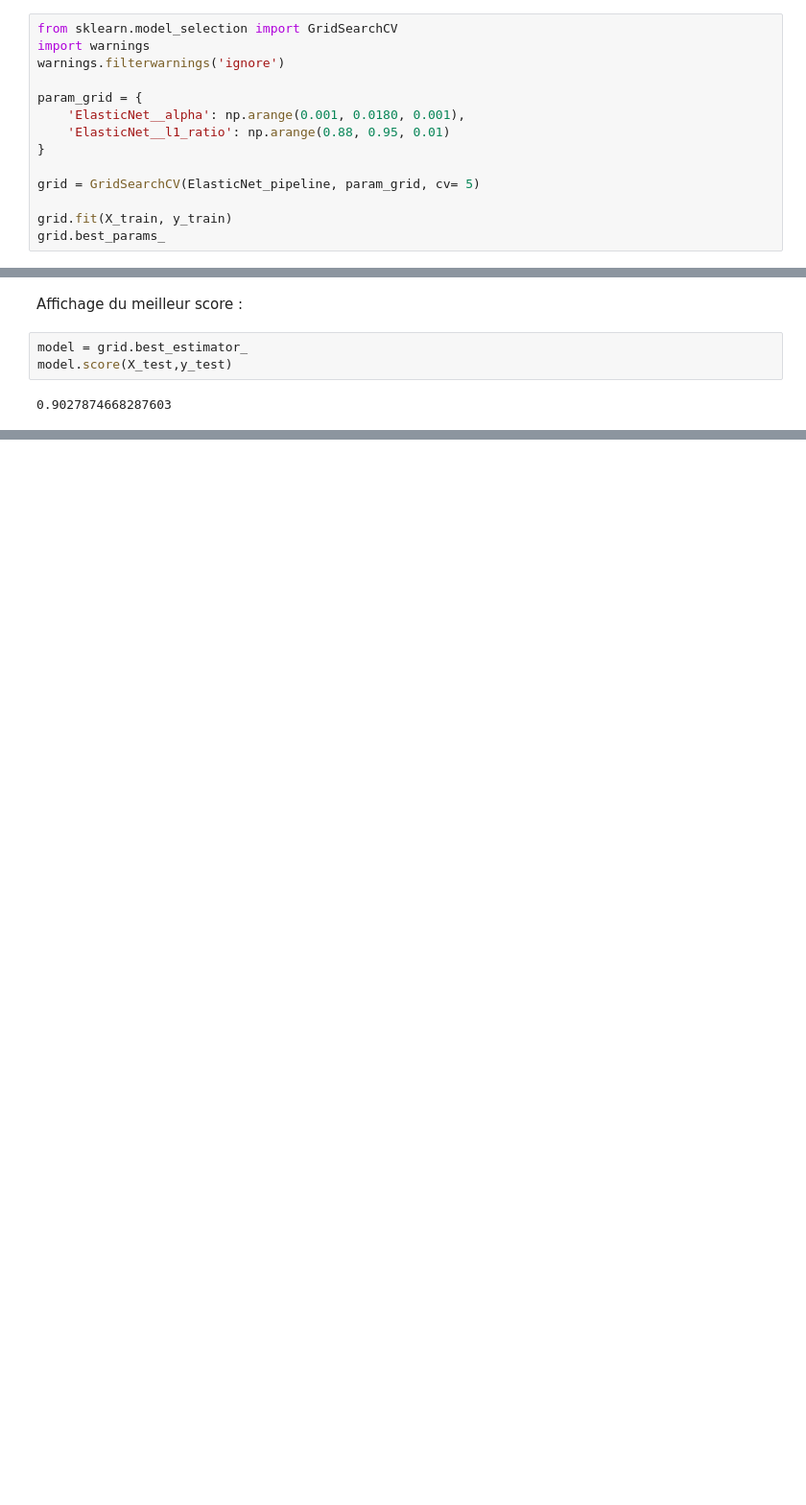
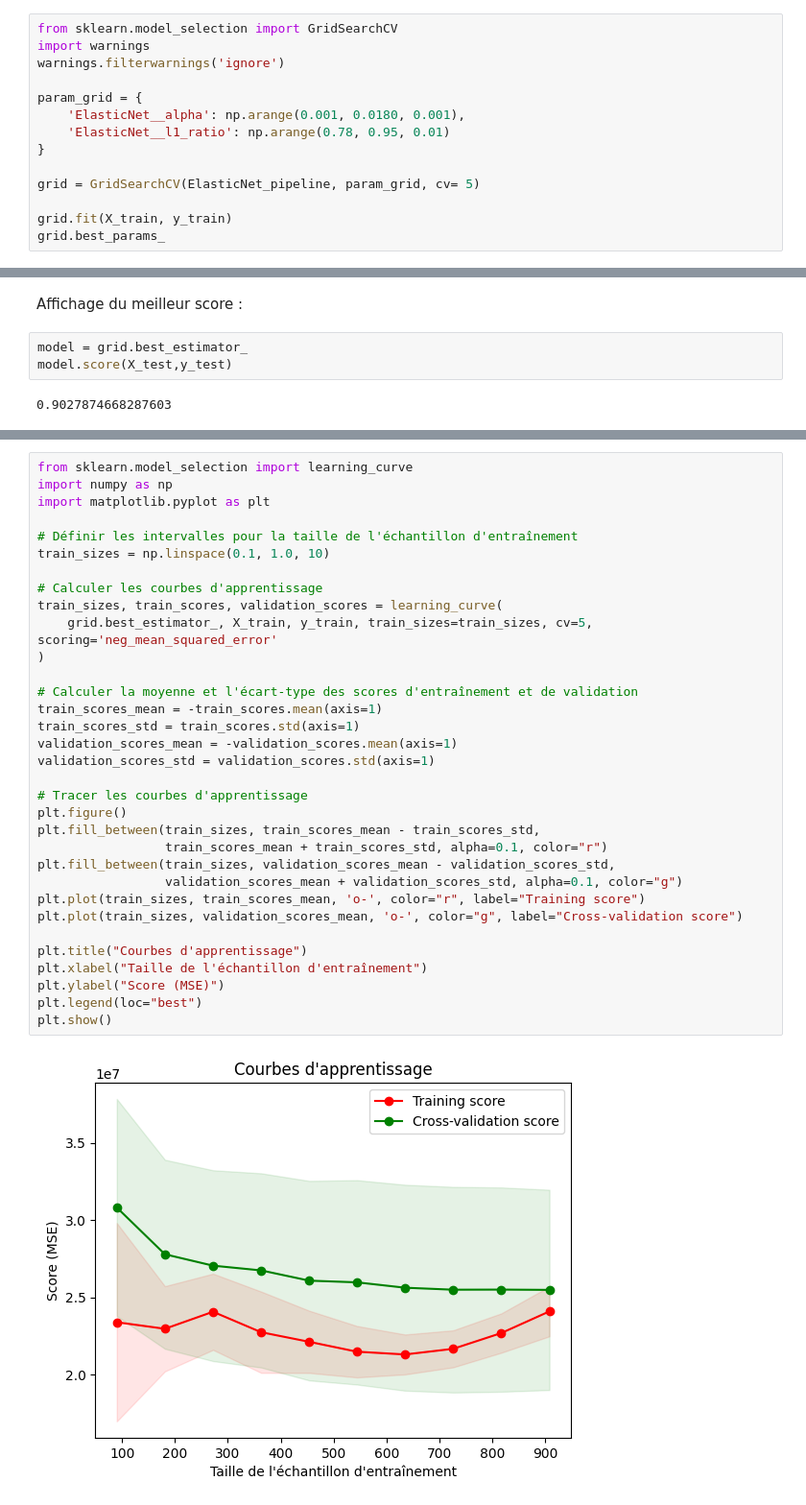
Before and after one commit to AntoineMLD/AssurePeopleUsa, a Jupyter notebook: rendus/modelisation.ipynb, the cells around one changed output, grey strips where cells are left out. Shown at 96% size. Drawn from its saved outputs; the diff is of its cells as text; blank space fills up the shorter version.

```diff
--- a/rendus/modelisation.ipynb
+++ b/rendus/modelisation.ipynb
@@ -138,7 +138,7 @@ warnings.filterwarnings('ignore')
 
 param_grid = {
     'ElasticNet__alpha': np.arange(0.001, 0.0180, 0.001),
-    'ElasticNet__l1_ratio': np.arange(0.88, 0.95, 0.01)
+    'ElasticNet__l1_ratio': np.arange(0.78, 0.95, 0.01)
 }
 
 grid = GridSearchCV(ElasticNet_pipeline, param_grid, cv= 5)
@@ -156,0 +159,35 @@ model.score(X_test,y_test)
+# %%
+from sklearn.model_selection import learning_curve
+import numpy as np
+import matplotlib.pyplot as plt
+
+# Définir les intervalles pour la taille de l'échantillon d'entraînement
+train_sizes = np.linspace(0.1, 1.0, 10)
+
+# Calculer les courbes d'apprentissage
+train_sizes, train_scores, validation_scores = learning_curve(
+    grid.best_estimator_, X_train, y_train, train_sizes=train_sizes, cv=5, scoring='neg_mean_squared_error'
+)
+
+# Calculer la moyenne et l'écart-type des scores d'entraînement et de validation
+train_scores_mean = -train_scores.mean(axis=1)
+train_scores_std = train_scores.std(axis=1)
+validation_scores_mean = -validation_scores.mean(axis=1)
+validation_scores_std = validation_scores.std(axis=1)
+
+# Tracer les courbes d'apprentissage
+plt.figure()
+plt.fill_between(train_sizes, train_scores_mean - train_scores_std,
+                 train_scores_mean + train_scores_std, alpha=0.1, color="r")
+plt.fill_between(train_sizes, validation_scores_mean - validation_scores_std,
+                 validation_scores_mean + validation_scores_std, alpha=0.1, color="g")
+plt.plot(train_sizes, train_scores_mean, 'o-', color="r", label="Training score")
+plt.plot(train_sizes, validation_scores_mean, 'o-', color="g", label="Cross-validation score")
+
+plt.title("Courbes d'apprentissage")
+plt.xlabel("Taille de l'échantillon d'entraînement")
+plt.ylabel("Score (MSE)")
+plt.legend(loc="best")
+plt.show()
+# %% [output]
+[figure, added]
```
Also changed, not shown: parts of 3 cells of this notebook, 3 other files.
